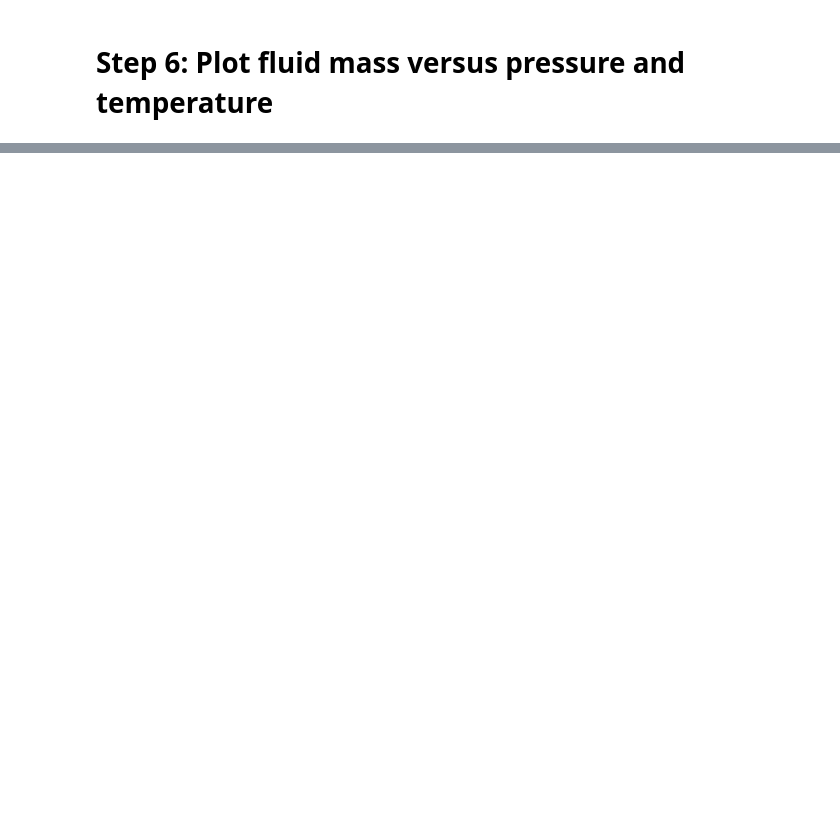
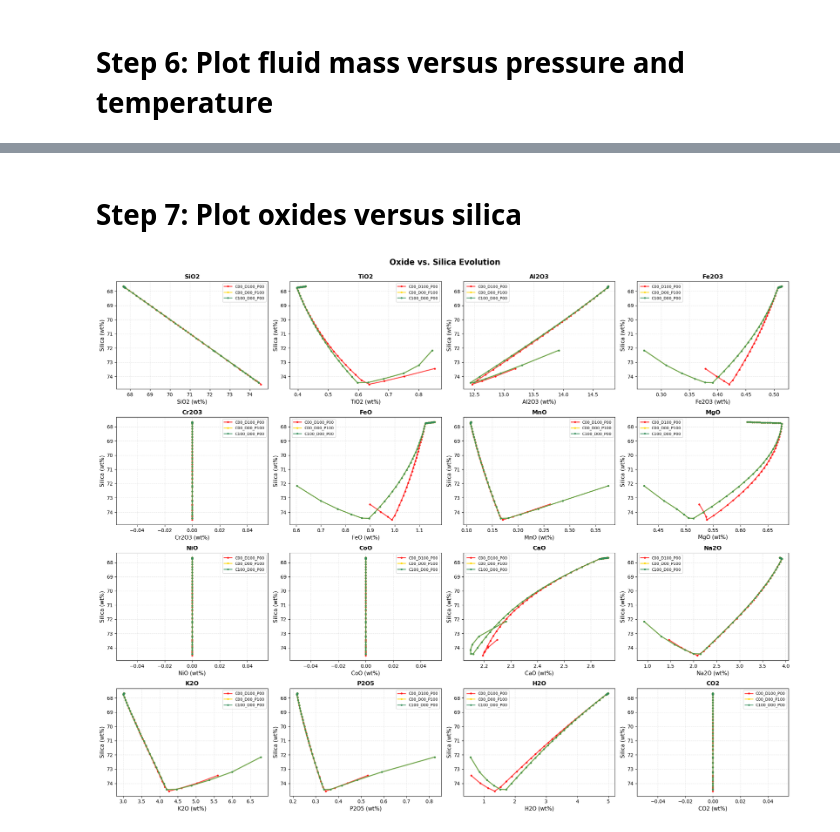
Before and after one commit to juliaberglind/MCS-Lassen-Isentropic-Decompression, a Jupyter notebook: code/lassen.ipynb, the cells around one changed output, grey strips where cells are left out. Saved outputs shown, nothing was run; the diff lists cells and outputs as text; code cells hidden in the pictures; blank space fills up the shorter version.

Commit message:
Added oxide vs. silica plotting function

```diff
--- a/code/lassen.ipynb
+++ b/code/lassen.ipynb
@@ -51,0 +46,7 @@ run_names = ['C00_D100_P00', 'C00_D00_P100', 'C100_D00_P00']
+# %% [markdown]
+# Step 7: Plot oxides versus silica
+# %%
+fig = la.plot_all_oxides_vs_silica(df_list, run_names)
+la.save_fig(fig, 'slicia-oxides-endmembers.png')
+# %% [output]
+[figure, added]
```
Also changed, not shown: parts of 3 cells of this notebook, 2 other files.
